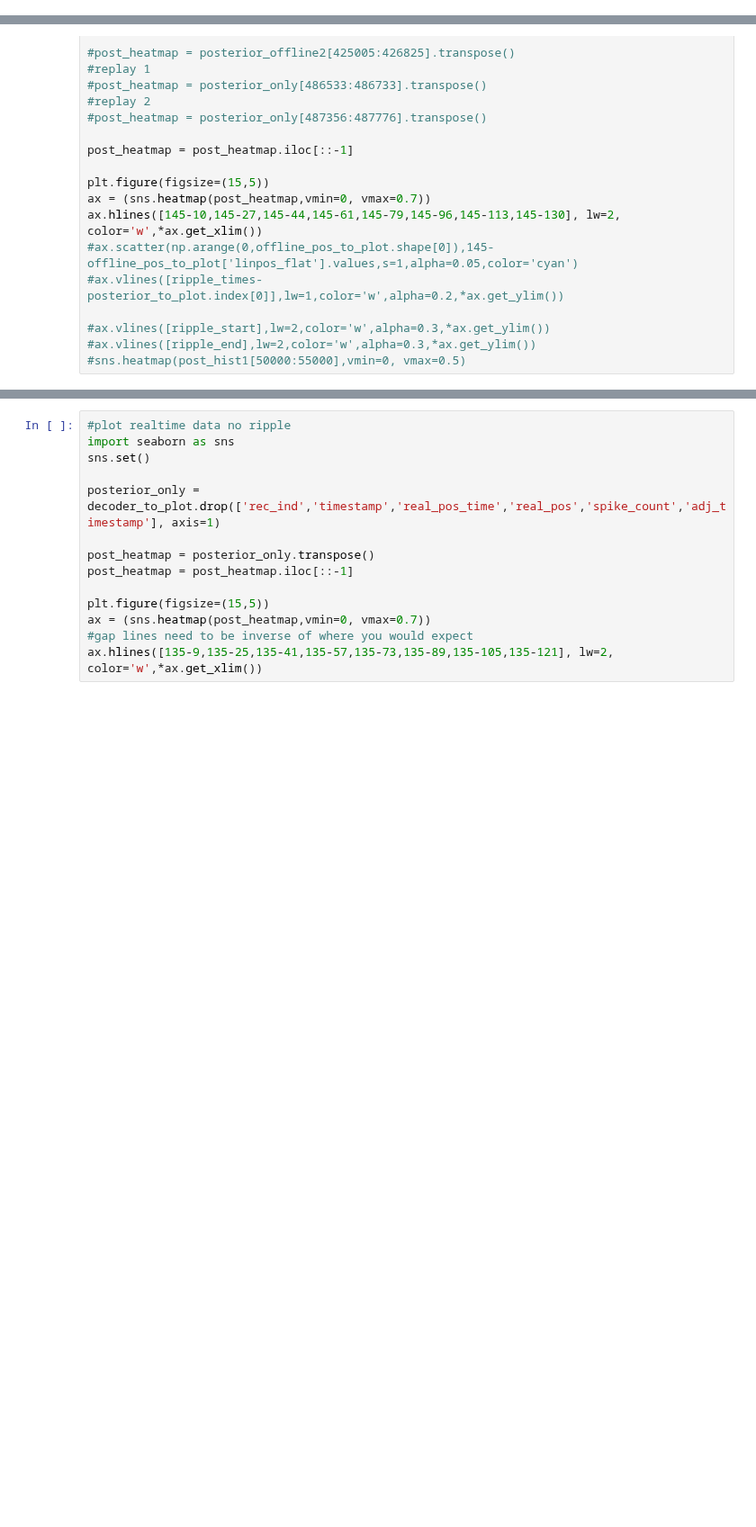
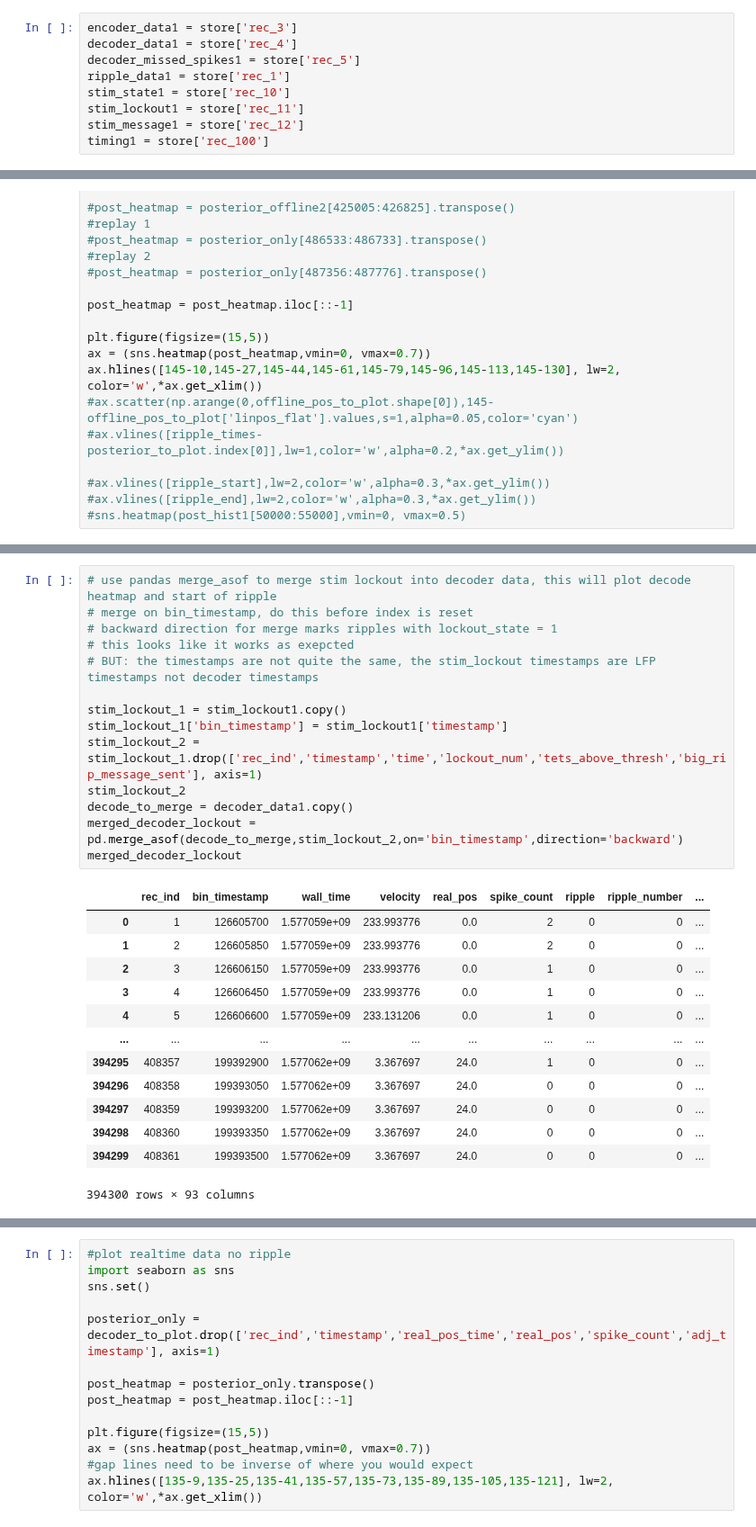
Before and after one commit to trevortknguyen/spykshrk_realtime, a Jupyter notebook: jupyter-notebooks/plot_posterior_realtime.ipynb, the cells around one changed output, grey strips where cells are left out. Shown at 90% size. Drawn from its saved outputs; the diff is of its cells as text; blank space fills up the shorter version.

```diff
--- a/jupyter-notebooks/plot_posterior_realtime.ipynb
+++ b/jupyter-notebooks/plot_posterior_realtime.ipynb
@@ -34,0 +63,9 @@ points.opts(color='k', marker='+', size=10)
+# %%
+encoder_data1 = store['rec_3']
+decoder_data1 = store['rec_4']
+decoder_missed_spikes1 = store['rec_5']
+ripple_data1 = store['rec_1']
+stim_state1 = store['rec_10']
+stim_lockout1 = store['rec_11']
+stim_message1 = store['rec_12']
+timing1 = store['rec_100']
@@ -219,0 +388,28 @@ ax.hlines([145-10,145-27,145-44,145-61,145-79,145-96,145-113,145-130], lw=2, col
+# %%
+# use pandas merge_asof to merge stim lockout into decoder data, this will plot decode heatmap and start of ripple
+# merge on bin_timestamp, do this before index is reset
+# backward direction for merge marks ripples with lockout_state = 1
+# this looks like it works as exepcted
+# BUT: the timestamps are not quite the same, the stim_lockout timestamps are LFP timestamps not decoder timestamps
+
+stim_lockout_1 = stim_lockout1.copy()
+stim_lockout_1['bin_timestamp'] = stim_lockout1['timestamp']
+stim_lockout_2 = stim_lockout_1.drop(['rec_ind','timestamp','time','lockout_num','tets_above_thresh','big_rip_message_sent'], axis=1)
+stim_lockout_2
+decode_to_merge = decoder_data1.copy()
+merged_decoder_lockout = pd.merge_asof(decode_to_merge,stim_lockout_2,on='bin_timestamp',direction='backward')
+merged_decoder_lockout
+# %% [output]
+|  | rec_ind | bin_timestamp | wall_time | velocity | real_pos | spike_count | ripple | ripple_number | ... |
+| 0 | 1 | 126605700 | 1.577059e+09 | 233.993776 | 0.0 | 2 | 0 | 0 | ... |
+| 1 | 2 | 126605850 | 1.577059e+09 | 233.993776 | 0.0 | 2 | 0 | 0 | ... |
+| 2 | 3 | 126606150 | 1.577059e+09 | 233.993776 | 0.0 | 1 | 0 | 0 | ... |
+| 3 | 4 | 126606450 | 1.577059e+09 | 233.993776 | 0.0 | 1 | 0 | 0 | ... |
+| 4 | 5 | 126606600 | 1.577059e+09 | 233.131206 | 0.0 | 1 | 0 | 0 | ... |
+| ... | ... | ... | ... | ... | ... | ... | ... | ... | ... |
+| 394295 | 408357 | 199392900 | 1.577062e+09 | 3.367697 | 24.0 | 1 | 0 | 0 | ... |
+| 394296 | 408358 | 199393050 | 1.577062e+09 | 3.367697 | 24.0 | 0 | 0 | 0 | ... |
+| 394297 | 408359 | 199393200 | 1.577062e+09 | 3.367697 | 24.0 | 0 | 0 | 0 | ... |
+| 394298 | 408360 | 199393350 | 1.577062e+09 | 3.367697 | 24.0 | 0 | 0 | 0 | ... |
+| 394299 | 408361 | 199393500 | 1.577062e+09 | 3.367697 | 24.0 | 0 | 0 | 0 | ... |
+394300 rows × 93 columns
```
Also changed, not shown: parts of 21 cells of this notebook.
